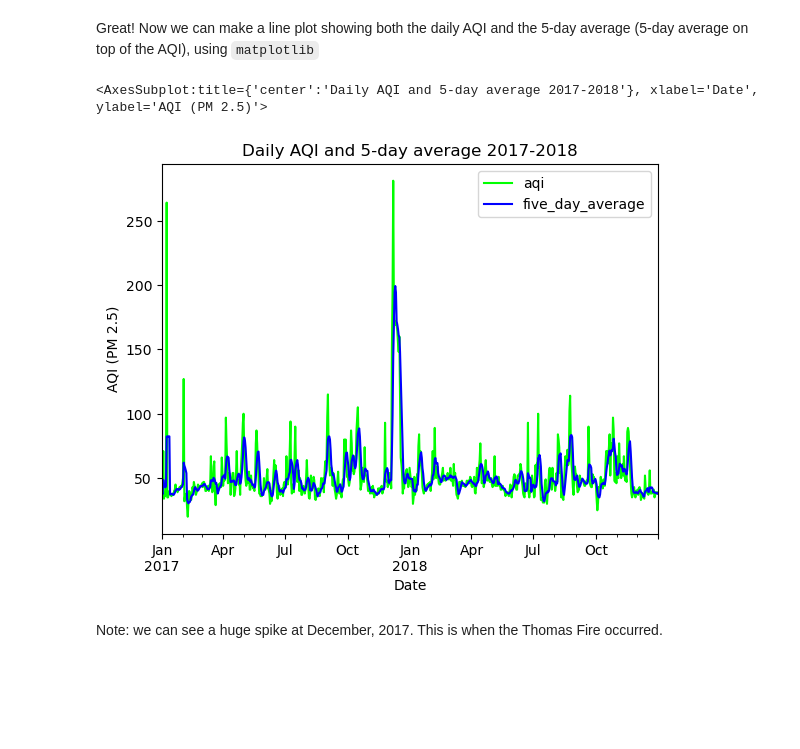
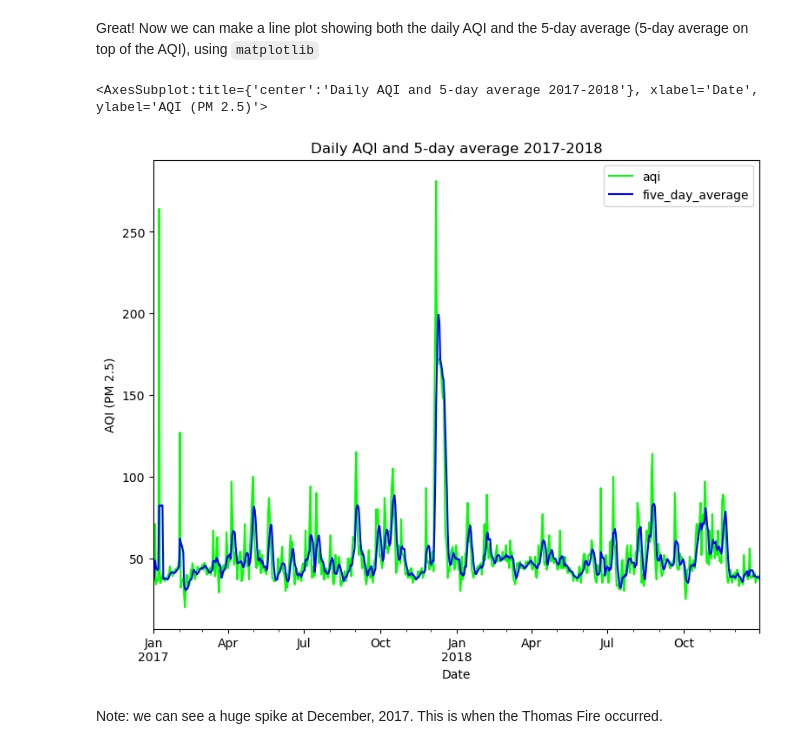
Before and after one commit to annaramji/thomas-fire, a Jupyter notebook: thomas-fire-analysis.ipynb, the cells around one changed output. Saved outputs shown, nothing was run; the diff lists cells and outputs as text; code cells hidden in the pictures; blank space fills up the shorter version.

```diff
--- a/thomas-fire-analysis.ipynb
+++ b/thomas-fire-analysis.ipynb
@@ -261,17 +275,21 @@ aqi_sb.head(3)
 Great! Now we can make a line plot showing both the daily AQI and the 5-day average (5-day average on top of the AQI), using `matplotlib`
 # %%
 # plotting our daily aqi and five day rolling average aqi on one plot
-aqi_sb.plot(y = ['aqi', 'five_day_average'], # selecting two variables for my y-axis to auto-generate a legend
+
+fig, ax = plt.subplots(figsize=(9,7))
+
+aqi_sb.plot(ax=ax,
+            y = ['aqi', 'five_day_average'], # selecting two variables for my y-axis to auto-generate a legend
             title = "Daily AQI and 5-day average 2017-2018", # updating title
             xlabel = 'Date', # Updating x-axis label
             ylabel = "AQI (PM 2.5)", # updating y-axis label
             color = {'aqi': 'lime', # customizing colors
                      'five_day_average':'blue'
                     }
            )
 # %% [output]
 <AxesSubplot:title={'center':'Daily AQI and 5-day average 2017-2018'}, xlabel='Date', ylabel='AQI (PM 2.5)'>
-[figure, old version]
+[figure, new version]
 # %% [markdown]
 Note: we can see a huge spike at December, 2017. This is when the Thomas Fire occurred.
 # %% [markdown]
```
Also changed, not shown: parts of 18 cells of this notebook.
